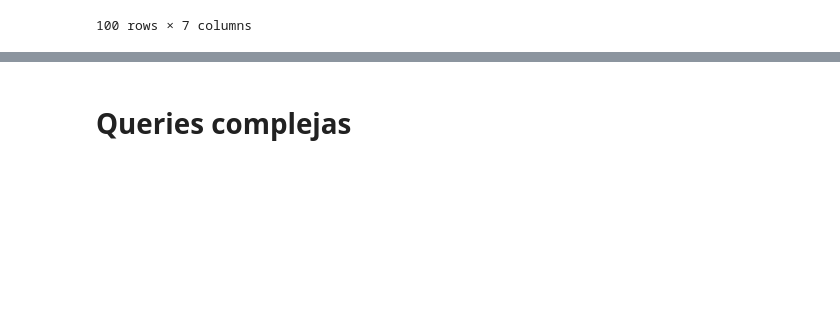
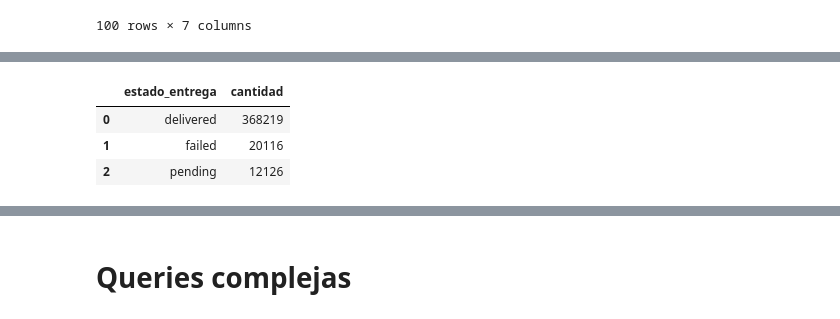
Before and after one commit to agusblopezt-ux/ProyectoM2_AgustinaLopezTorres, a Jupyter notebook: 1. Notebooks/Avance_2_SQLAnalysis.ipynb, the cells around one changed output, grey strips where cells are left out. Cells and saved outputs as stored; diff of their text form; code cells hidden in the pictures; blank space fills up the shorter version.

```diff
--- a/1. Notebooks/Avance_2_SQLAnalysis.ipynb
+++ b/1. Notebooks/Avance_2_SQLAnalysis.ipynb
@@ -224,0 +230,13 @@ correr(q6)
+# %%
+q7 = """
+SELECT delivery_status AS estado_entrega, COUNT(*) AS cantidad
+FROM deliveries
+GROUP BY delivery_status
+ORDER BY cantidad DESC
+"""
+correr(q7)
+# %% [output]
+|  | estado_entrega | cantidad |
+| 0 | delivered | 368219 |
+| 1 | failed | 20116 |
+| 2 | pending | 12126 |
```
Also changed, not shown: parts of 24 cells of this notebook, 4 other files.
